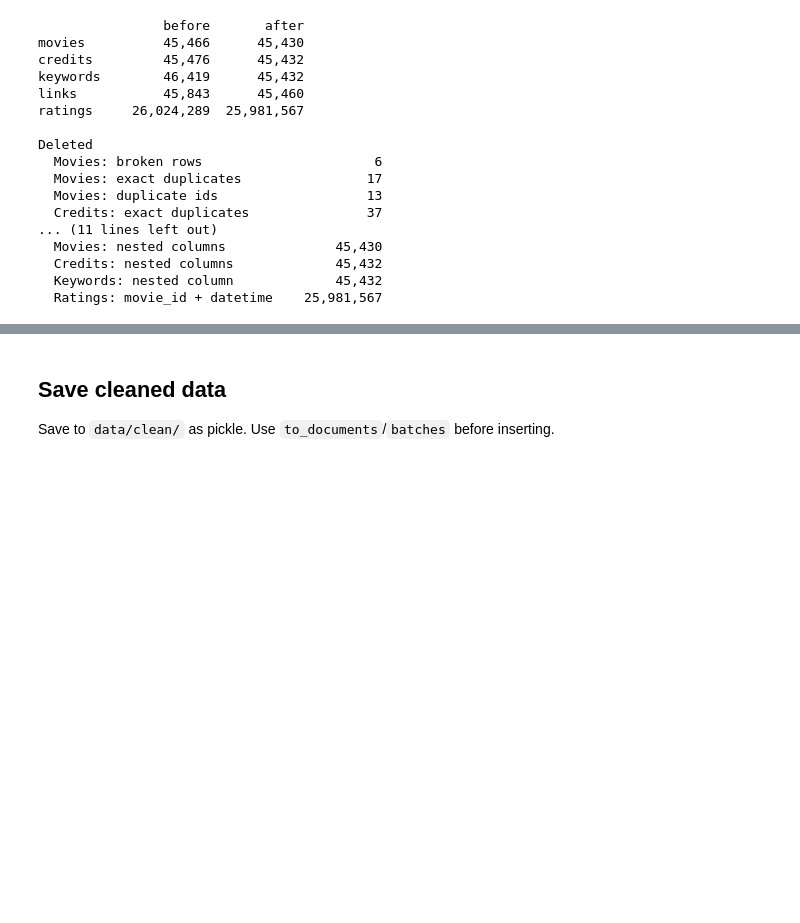
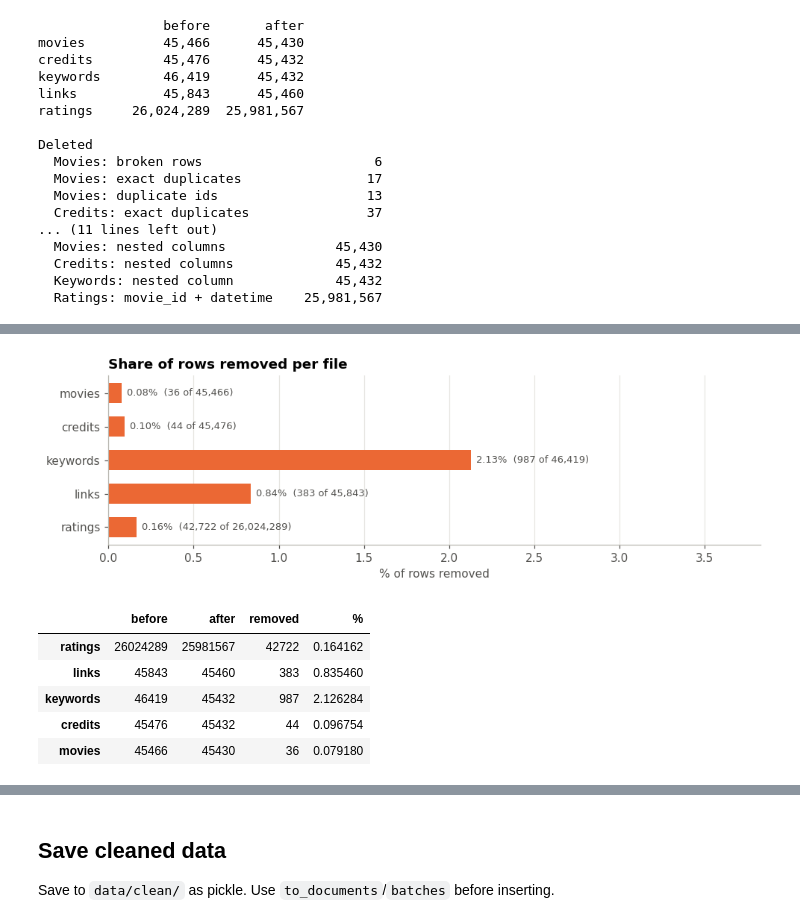
Before and after one commit to SverreHalvorsen/TDT4225-Assignments, a Jupyter notebook: Assignment 3/Clean.ipynb, the cells around one changed output, grey strips where cells are left out. Drawn from its saved outputs; the diff is of its cells as text; code cells hidden in the pictures; blank space fills up the shorter version.

```diff
--- a/Assignment 3/Clean.ipynb
+++ b/Assignment 3/Clean.ipynb
@@ -306,0 +365,24 @@ Deleted
+# %%
+# Share of each file that was removed
+removed = pd.DataFrame({'before': rows_before, 'after': rows_after})
+removed['removed'] = removed['before'] - removed['after']
+removed['%'] = removed['removed'] / removed['before'] * 100
+removed = removed.iloc[::-1]
+
+fig, ax = plt.subplots(figsize=(9, 3))
+ax.barh(removed.index, removed['%'], color=ORANGE, height=0.6)
+for y, (pct, n, total) in enumerate(zip(removed['%'], removed['removed'], removed['before'])):
+    ax.text(pct + 0.03, y, f'{pct:.2f}%  ({n:,} of {total:,})', va='center', fontsize=8.5, color=INK)
+ax.set_xlim(0, removed['%'].max() * 1.8)
+ax.set_title('Share of rows removed per file'); ax.set_xlabel('% of rows removed')
+ax.grid(axis='y', visible=False)
+plt.tight_layout(); plt.show()
+removed
+# %% [output]
+[figure, added]
+|  | before | after | removed | % |
+| ratings | 26024289 | 25981567 | 42722 | 0.164162 |
+| links | 45843 | 45460 | 383 | 0.835460 |
+| keywords | 46419 | 45432 | 987 | 2.126284 |
+| credits | 45476 | 45432 | 44 | 0.096754 |
+| movies | 45466 | 45430 | 36 | 0.079180 |
```
Also changed, not shown: parts of 9 cells of this notebook, 1 other file.
